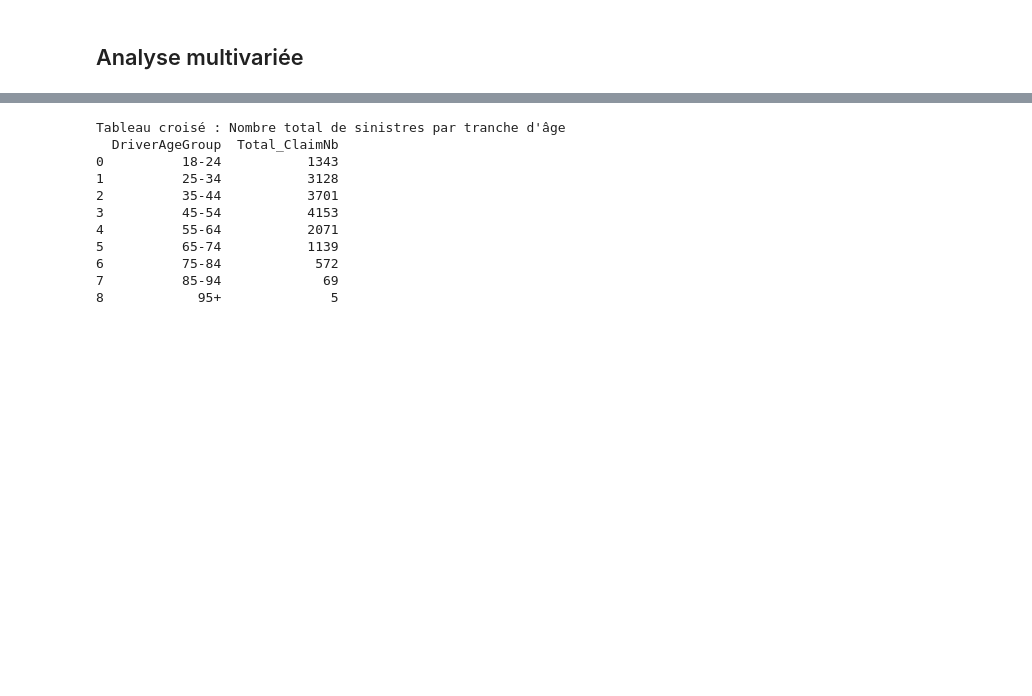
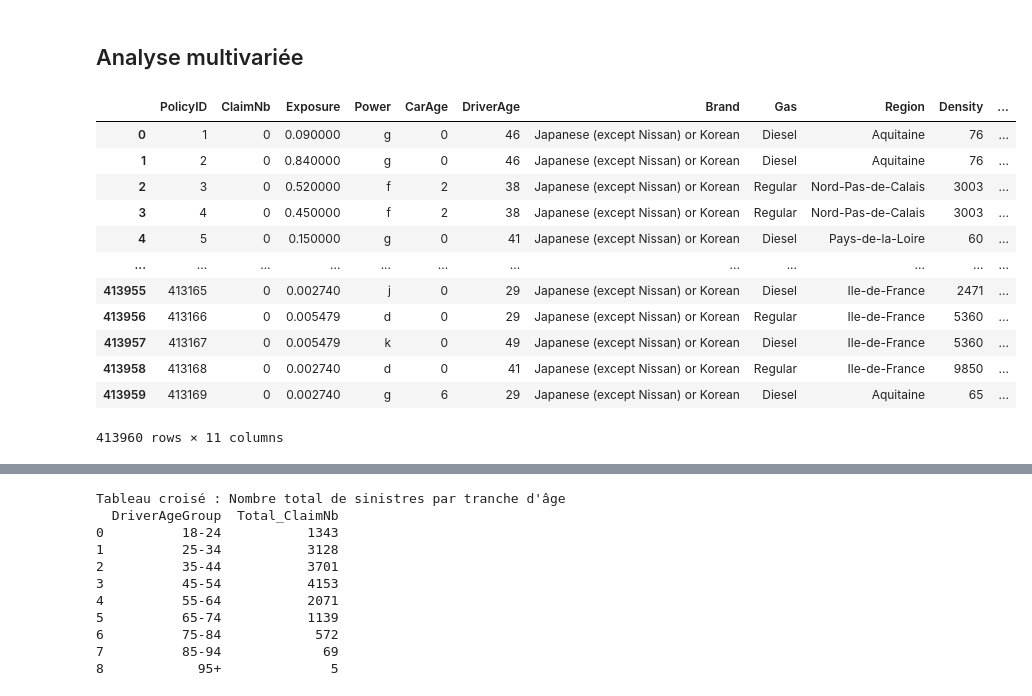
Before and after one commit to fadiblm/Projet-assurance-non-vie, a Jupyter notebook: visualisation.ipynb, the cells around one changed output, grey strips where cells are left out. Saved outputs shown, nothing was run; the diff lists cells and outputs as text; code cells hidden in the pictures; blank space fills up the shorter version.

```diff
--- a/visualisation.ipynb
+++ b/visualisation.ipynb
@@ -167,26 +181,3 @@ L'âge moyen d'un conducteur est de **45.3** ans. L'âge minimum est de 18 ans c
 ### Density(densité de population dans la commune de résidence du conducteur) revoir
 
 Valeur médiane (287) très inférieure à la moyenne (1985), max extrême (27000), ce qui révèle de très fortes disparités régionales (la majorité vivent dans des zones peu denses, quelques cas urbains très concentrés).
-# %%
-import pandas as pd
-import matplotlib.pyplot as plt
-
-# Charger les fichiers parquet
-freq = pd.read_parquet("data/raw/freMTPLfreq.parquet")
-sev = pd.read_parquet("data/raw/freMTPLsev.parquet")
-
-# Statistiques descriptives
-print(freq.describe(include='all'))
-print(sev.describe(include='all'))
-
-# Histogrammes des variables numériques
-num_cols_freq = freq.select_dtypes(include='number').columns
-num_cols_sev = sev.select_dtypes(include='number').columns
-
-freq[num_cols_freq].hist(figsize=(12,8))
-plt.suptitle("Histogrammes - freq")
-plt.show()
-
-sev[num_cols_sev].hist(figsize=(12,8))
-plt.suptitle("Histogrammes - sev")
-plt.show()
@@ -436,2 +478,26 @@ for col in cat_columns:
 # %% [markdown]
 ## Analyse multivariée
+# %%
+#Combiner les 2 bases de données
+
+freq['PolicyID'] = freq['PolicyID'].astype(str)
+sev['PolicyID'] = sev['PolicyID'].astype(str)
+
+merged = pd.merge(freq, sev, on='PolicyID', how='left')
+num_cols = merged.select_dtypes(include=['float', 'int']).columns
+merged[num_cols] = merged[num_cols].fillna(0)
+display(merged)
+# %% [output]
+|  | PolicyID | ClaimNb | Exposure | Power | CarAge | DriverAge | Brand | Gas | Region | Density | ... |
+| 0 | 1 | 0 | 0.090000 | g | 0 | 46 | Japanese (except Nissan) or Korean | Diesel | Aquitaine | 76 | ... |
+| 1 | 2 | 0 | 0.840000 | g | 0 | 46 | Japanese (except Nissan) or Korean | Diesel | Aquitaine | 76 | ... |
+| 2 | 3 | 0 | 0.520000 | f | 2 | 38 | Japanese (except Nissan) or Korean | Regular | Nord-Pas-de-Calais | 3003 | ... |
+| 3 | 4 | 0 | 0.450000 | f | 2 | 38 | Japanese (except Nissan) or Korean | Regular | Nord-Pas-de-Calais | 3003 | ... |
+| 4 | 5 | 0 | 0.150000 | g | 0 | 41 | Japanese (except Nissan) or Korean | Diesel | Pays-de-la-Loire | 60 | ... |
+| ... | ... | ... | ... | ... | ... | ... | ... | ... | ... | ... | ... |
+| 413955 | 413165 | 0 | 0.002740 | j | 0 | 29 | Japanese (except Nissan) or Korean | Diesel | Ile-de-France | 2471 | ... |
+| 413956 | 413166 | 0 | 0.005479 | d | 0 | 29 | Japanese (except Nissan) or Korean | Regular | Ile-de-France | 5360 | ... |
+| 413957 | 413167 | 0 | 0.005479 | k | 0 | 49 | Japanese (except Nissan) or Korean | Diesel | Ile-de-France | 5360 | ... |
+| 413958 | 413168 | 0 | 0.002740 | d | 0 | 41 | Japanese (except Nissan) or Korean | Regular | Ile-de-France | 9850 | ... |
+| 413959 | 413169 | 0 | 0.002740 | g | 6 | 29 | Japanese (except Nissan) or Korean | Diesel | Aquitaine | 65 | ... |
+413960 rows × 11 columns
```
Also changed, not shown: parts of 20 cells of this notebook.
